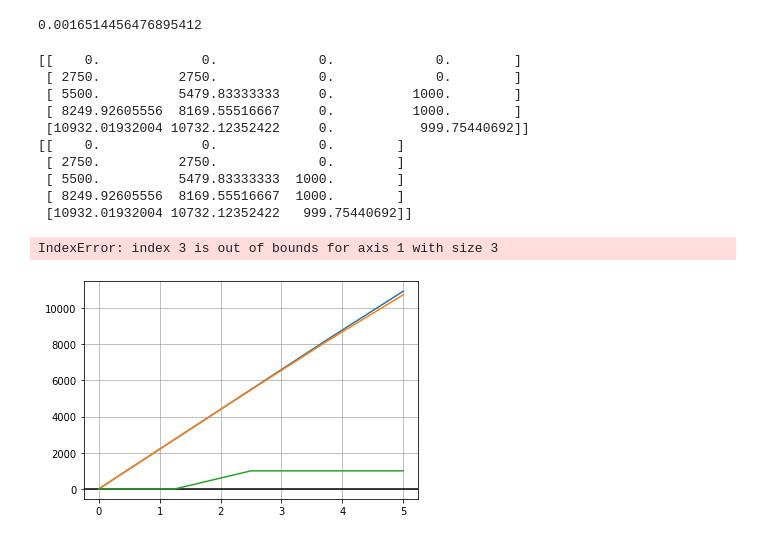
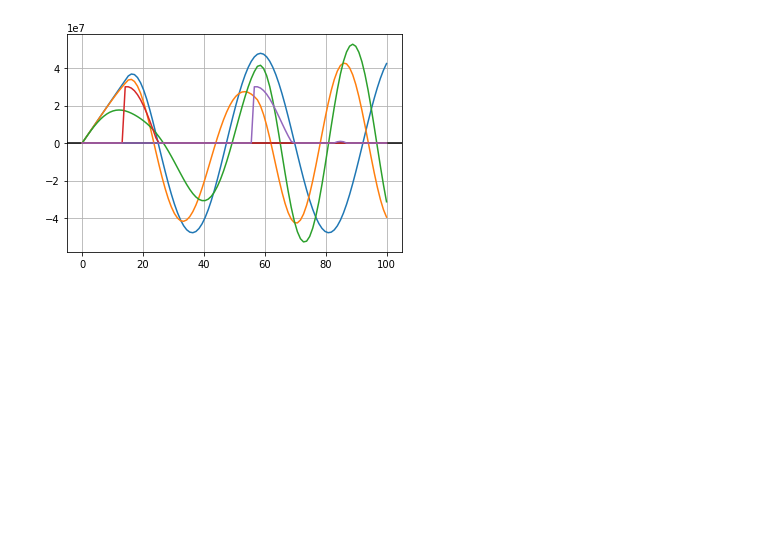
Before and after one commit to raquel-dantas/DynFrag1D, a Jupyter notebook: cohesive_elem_imp.ipynb, the cells around one changed output. Cells and saved outputs as stored; diff of their text form; code cells hidden in the pictures; blank space fills up the shorter version.

Commit message:
update plot stress x time

```diff
--- a/cohesive_elem_imp.ipynb
+++ b/cohesive_elem_imp.ipynb
@@ -310,0 +304,6 @@ def StressEvolution(u,stress):
+# %%
+def StressEvolution(time_step,stress):
+    for el in range(len(materials)):
+        stress_evolution[time_step,el] = stress[el]
+
+    return stress_evolution
@@ -311,7 +331,7 @@ def StressEvolution(u,stress):
 # %%
 # Mesh
-L = 0.2  # (m)
-n_el = 2
+L = 50*10**-3  # (m)
+n_el = 3
 h = L/n_el
 
 # Material id convention: 0(line elemnt)/1(interface element)/2(BC left node)/3(BC right node)
@@ -335,19 +355,19 @@ n_dofs = max(list(itertools.chain.from_iterable(connect))) + 1
 # Input parameters
 
 # Material parameters
-E = 275.0*10**3  # (Pa)
+E = 275.0*10**9  # (Pa)
 
-A = 0.001  # (unit area)
+A = 1*10**-3  # (unit area)
 Gc = 100.0  # (N/m)
-stress_c = 100.0*10**1  # (Pa)
-rho = 75.0  # (kg/m3)
+stress_c = 300.0*10**5  # (Pa)
+rho = 75.0*10**3  # (kg/m3)
 delta_c = (2.0*Gc)/stress_c
 
 # Time steps
-n_steps = 5
+n_steps = 100
 
 # Applied strain rate
-strain_rate = 10.0**2  # (s-1)
+strain_rate = 10.0**1  # (s-1)
 
 # Initial displacement
 u0 = np.zeros((n_dofs))
@@ -364,15 +384,11 @@ acel0 = np.zeros((n_dofs))
 p = np.zeros((n_steps+1, n_dofs))
 
 # Time integration
-dt = 10**-4  # (s)
+dt_crit = h/((E/rho)**0.5)
+dt = dt_crit*0.1  # (s)
 gamma = 0.5
 beta = 0.0
 C = np.zeros((n_dofs, n_dofs))
-
-dt_crit = h/((E/rho)**0.5)
-print(dt_crit)
-# %% [output]
-0.0016514456476895412
 # %%
 # Global algorithm
 
@@ -384,53 +400,41 @@ E_pot = np.zeros((n_steps))
 E_tot = np.zeros((n_steps))
 els_step = n_el
 
-stresslin_evl = np.zeros((n_steps, 2*n_el))
-stresscoh_evl = np.zeros((n_steps, 2*n_el))
+stress_evolution = np.zeros((n_steps, 2*n_el))
+
 
 for n in range(n_steps):
 
     strain, stress, average_stress = PostProcess(u)
-    stress_evl = StressEvolution(u,stress)
+    stress_evolution = StressEvolution(n,stress)
 
     # Get K, M and F
     K, M, F = GlobalSystem()
     C = np.resize(C,K.shape)
 
     # Plots
     # PlotByDOF(u)
     # PlotByElement(stress)
 
     # u,v,acel returns a vector for u,v and acel at every dof at the n step
     u, v, acel = Newmark_exp(K, M, C, u, v, acel, F, dt, gamma)
 
 
     # Energy balance
     E_kin[n], E_pot[n], E_tot[n] = Energy(K, M, u, v)
 
     # Check limit stress
     for el in range(n_el-1):
         if average_stress[el] > stress_c:
             # Fracture happens: creat new interface element
             u, v, acel = InsertInterface(el, el+1, u, v, acel)
             els_step = els_step + 1
-            # print(connect)
+            # print(connect)/home/dantas/projects/first_assignment/cohesive_elem_imp _testplot.ipynb
 
+idx = np.argwhere(np.all(stress_evolution[..., :] == 0, axis=0))
+stress_evolution = np.delete(stress_evolution, idx, axis=1)
 
-print(stress_evl)
-idx = np.argwhere(np.all(stress_evl[..., :] == 0, axis=0))
-stress_evl = np.delete(stress_evl, idx, axis=1)
-print(stress_evl)
-PlotStressByTime(n_steps, stress_evl)
+# print(stress_evolution)
+PlotStressByTime(n_steps, stress_evolution)
 # %% [output]
-[[    0.             0.             0.             0.        ]
- [ 2750.          2750.             0.             0.        ]
- [ 5500.          5479.83333333     0.          1000.        ]
- [ 8249.92605556  8169.55516667     0.          1000.        ]
- [10932.01932004 10732.12352422     0.           999.75440692]]
-[[    0.             0.             0.        ]
- [ 2750.          2750.             0.        ]
- [ 5500.          5479.83333333  1000.        ]
- [ 8249.92605556  8169.55516667  1000.        ]
- [10932.01932004 10732.12352422   999.75440692]]
-IndexError: index 3 is out of bounds for axis 1 with size 3
-[figure, old version]
+[figure, new version]
```
Also changed, not shown: parts of 4 cells of this notebook.
